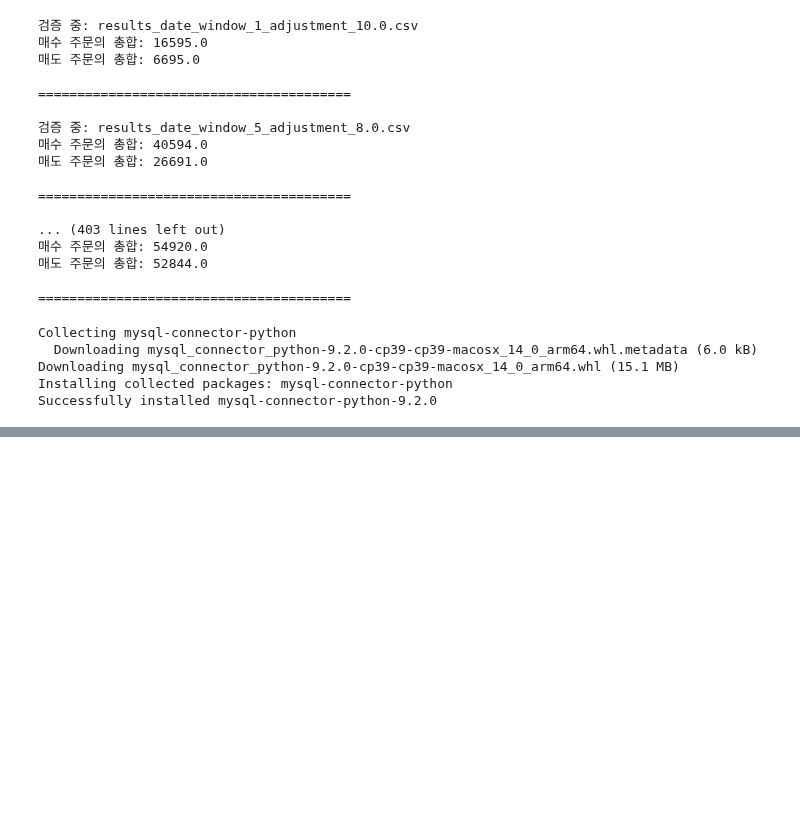
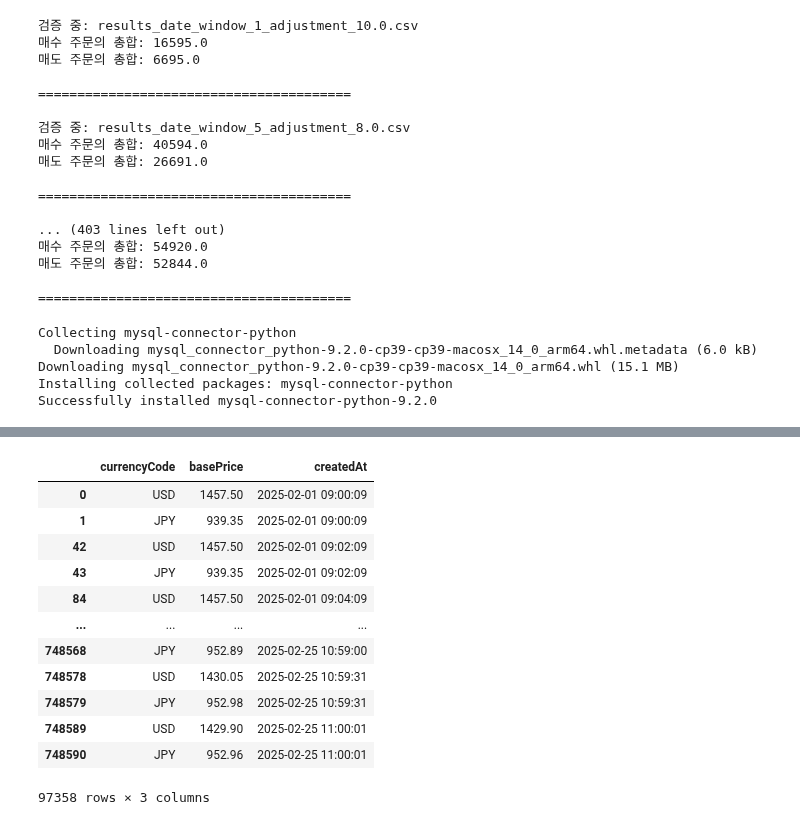
Before and after one commit to PlutoJoshua/profit_analysis, a Jupyter notebook: test.ipynb, the cells around one changed output, grey strips where cells are left out. Saved outputs shown, nothing was run; the diff lists cells and outputs as text; code cells hidden in the pictures; blank space fills up the shorter version.

```diff
--- a/test.ipynb
+++ b/test.ipynb
@@ -1298,0 +1420,19 @@ conn.close()
+# %%
+final_df_copy = final_df[(final_df['currencyCode'] == 'USD') | (final_df['currencyCode'] == 'JPY') | (final_df['currencyCode'] == 'KRW')]
+# 원하는 컬럼만 선택
+final_df_copy = final_df_copy[['currencyCode', 'basePrice', 'createdAt']]
+final_df_copy
+# %% [output]
+|  | currencyCode | basePrice | createdAt |
+| 0 | USD | 1457.50 | 2025-02-01 09:00:09 |
+| 1 | JPY | 939.35 | 2025-02-01 09:00:09 |
+| 42 | USD | 1457.50 | 2025-02-01 09:02:09 |
+| 43 | JPY | 939.35 | 2025-02-01 09:02:09 |
+| 84 | USD | 1457.50 | 2025-02-01 09:04:09 |
+| ... | ... | ... | ... |
+| 748568 | JPY | 952.89 | 2025-02-25 10:59:00 |
+| 748578 | USD | 1430.05 | 2025-02-25 10:59:31 |
+| 748579 | JPY | 952.98 | 2025-02-25 10:59:31 |
+| 748589 | USD | 1429.90 | 2025-02-25 11:00:01 |
+| 748590 | JPY | 952.96 | 2025-02-25 11:00:01 |
+97358 rows × 3 columns
```
Also changed, not shown: parts of 9 cells of this notebook, 4 other files.
